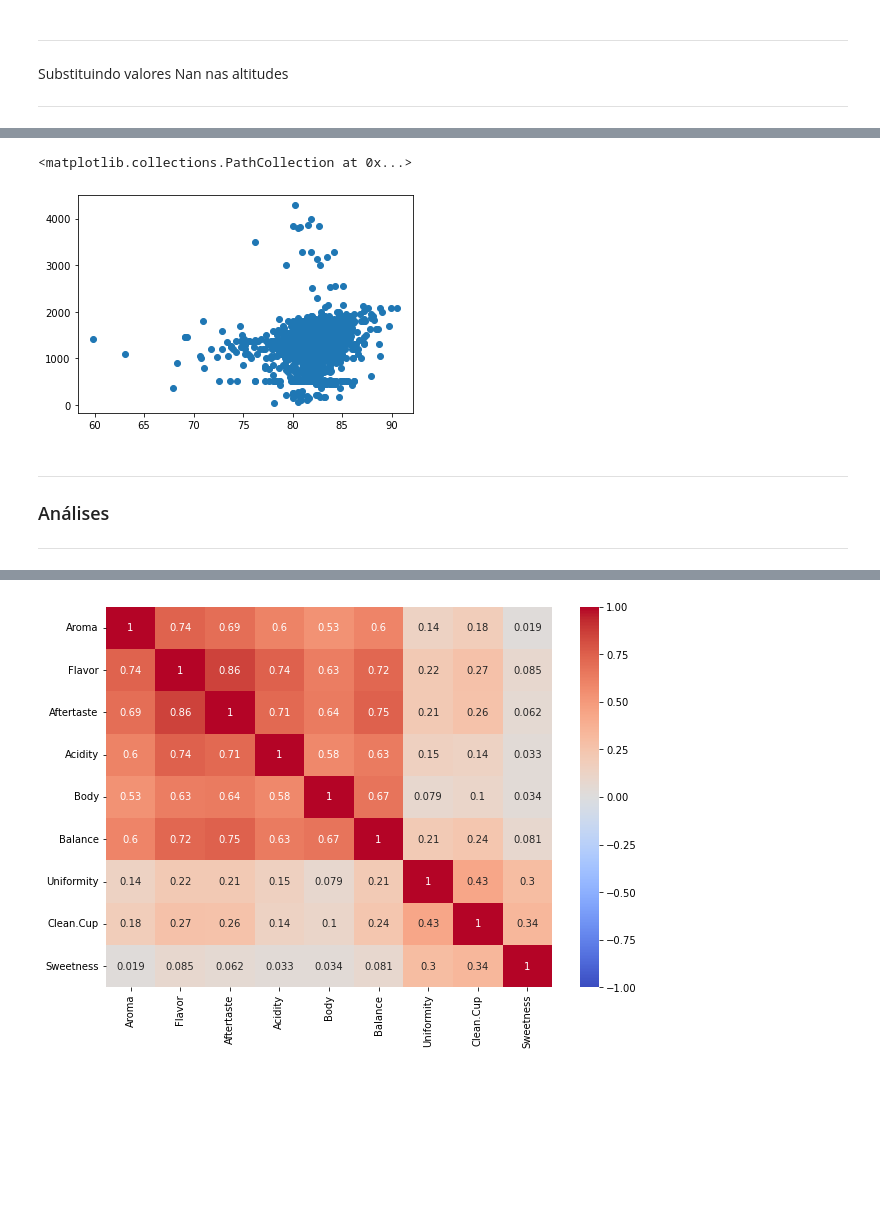
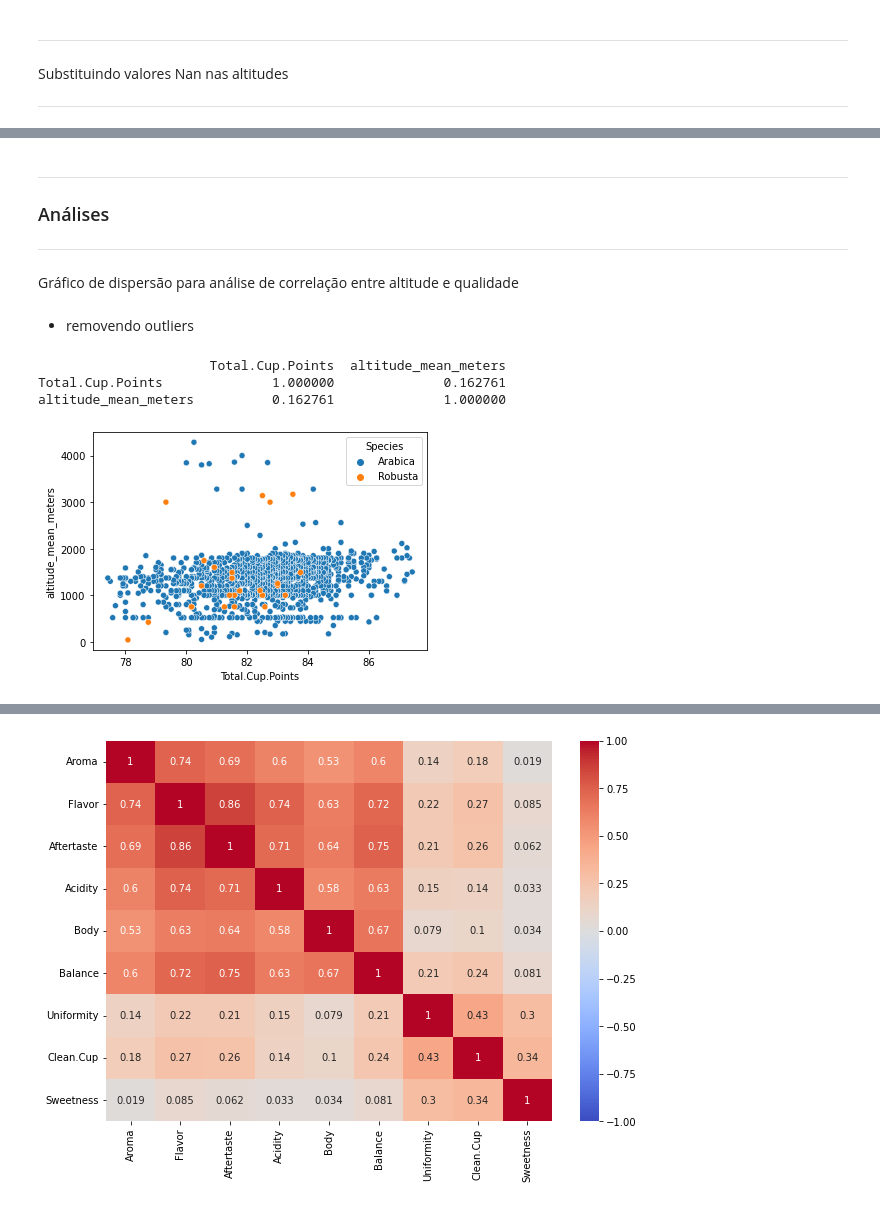
Before and after one commit to fernandadefalco/projeto-moduloIV, a Jupyter notebook: projeto_4.ipynb, the cells around one changed output, grey strips where cells are left out. Saved outputs shown, nothing was run; the diff lists cells and outputs as text; code cells hidden in the pictures; blank space fills up the shorter version.

```diff
--- a/projeto_4.ipynb
+++ b/projeto_4.ipynb
@@ -17,3 +22,12 @@ warnings.filterwarnings("ignore")
+# %%
+def outliers(dataframe, column):
+    Q1 = dataframe[column].quantile(0.25)
+    Q3 = dataframe[column].quantile(0.75)
+    IQR = Q3 - Q1
+    lower_boundary = Q1 - 1.5 * IQR
+    upper_boundary = Q3 + 1.5 * IQR
+    df_new = dataframe.loc[(dataframe[column] >= lower_boundary) & (dataframe[column] <= upper_boundary)]
+    return df_new
 # %% [markdown]
 _______
 Importando o dataset
@@ -261,10 +132,20 @@ Index(['Species', 'Country.of.Origin', 'Company', 'Altitude', 'Region',
-# %%
-plt.scatter(df_coffee['Total.Cup.Points'], df_coffee['altitude_mean_meters'])
-# %% [output]
-<matplotlib.collections.PathCollection at 0x...>
-[figure, removed]
 # %% [markdown]
 _____
 
 ### Análises
 ___
+# %% [markdown]
+Gráfico de dispersão para análise de correlação entre altitude e qualidade
+# %% [markdown]
+- removendo outliers
+# %%
+df_altitude = outliers(df_coffee, 'Total.Cup.Points')
+# %%
+#plt.scatter(df_altitude['Total.Cup.Points'], df_altitude['altitude_mean_meters']);
+sns.scatterplot(df_altitude['Total.Cup.Points'], df_altitude['altitude_mean_meters'], hue=df_altitude['Species']);
+print(df_altitude[['Total.Cup.Points', 'altitude_mean_meters']].corr())
+# %% [output]
+                      Total.Cup.Points  altitude_mean_meters
+Total.Cup.Points              1.000000              0.162761
+altitude_mean_meters          0.162761              1.000000
+[figure, added]
```
Also changed, not shown: parts of 22 cells of this notebook.
